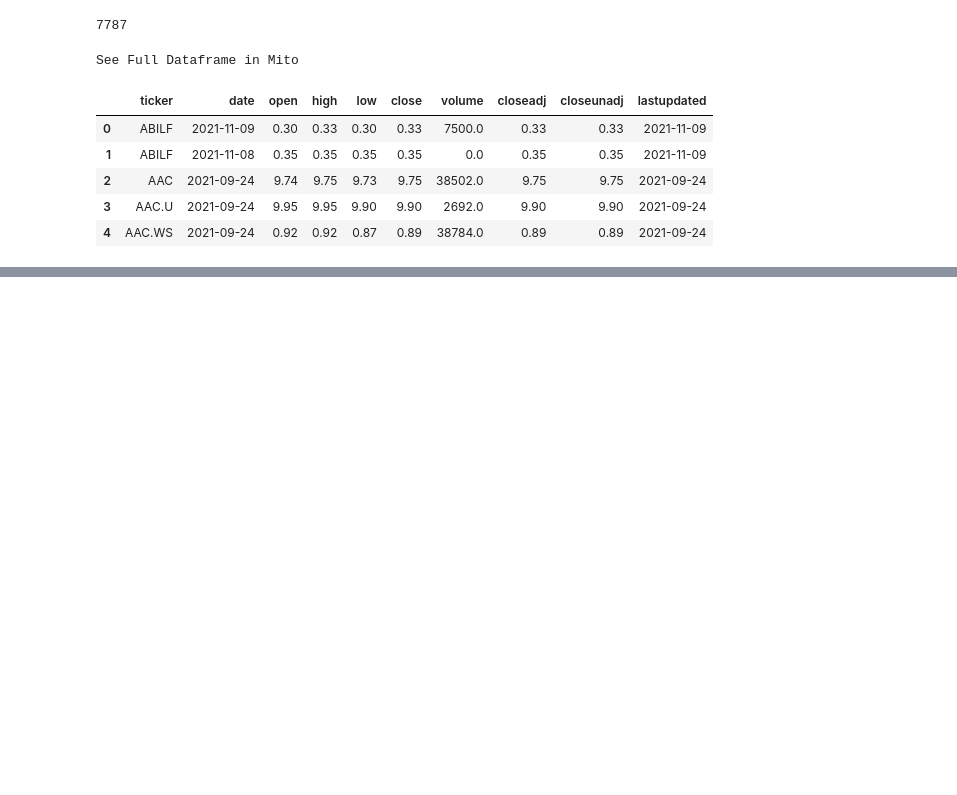
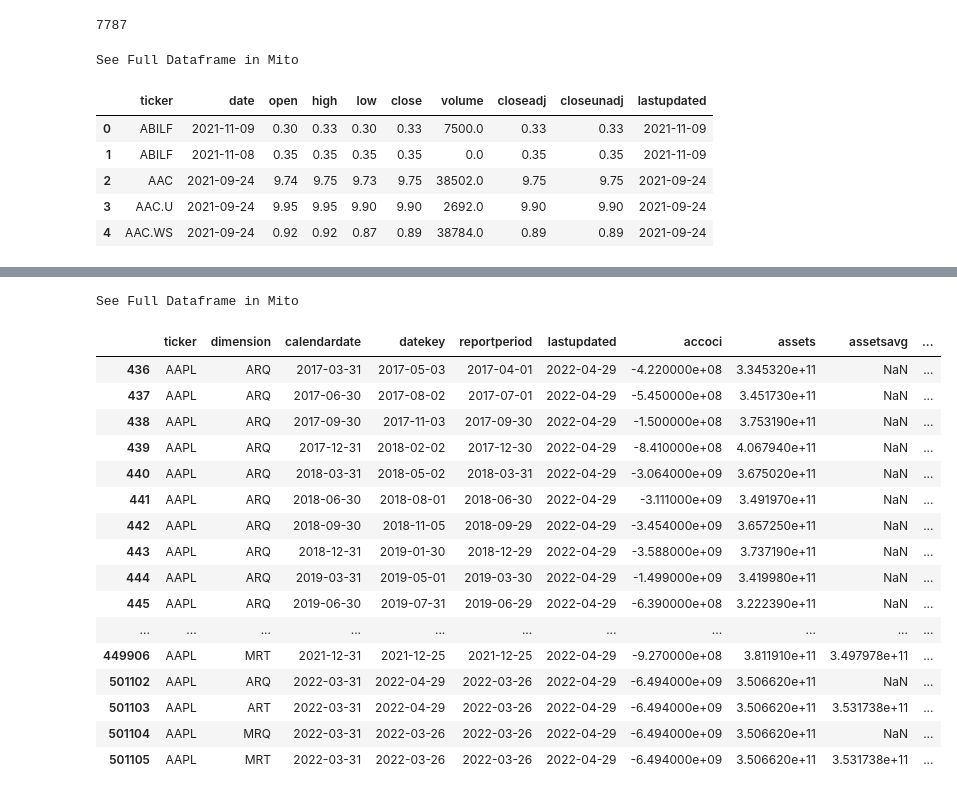
Before and after one commit to bme3412/Python, a Jupyter notebook: quandl/Quandl.ipynb, the cells around one changed output, grey strips where cells are left out. Drawn from its saved outputs; the diff is of its cells as text; code cells hidden in the pictures; blank space fills up the shorter version.

```diff
--- a/quandl/Quandl.ipynb
+++ b/quandl/Quandl.ipynb
@@ -10,3 +13,7 @@ quandl.ApiConfig.api_key = 'Hu3ZHysZhH1VrPCHA6ym'
+# %%
+pd.set_option('display.max_columns', 100)
+pd.set_option('display.max_rows', 200)
+pd.set_option('display.min_rows', 20)
 # %%
 df = pd.read_csv('SHARADAR_SF1.csv')
 # %%
@@ -66,0 +180,23 @@ See Full Dataframe in Mito
+# %%
+AAPL_financials = df[df['ticker']=='AAPL']
+# %%
+AAPL_financials
+# %% [output]
+See Full Dataframe in Mito
+|  | ticker | dimension | calendardate | datekey | reportperiod | lastupdated | accoci | assets | assetsavg | ... |
+| 436 | AAPL | ARQ | 2017-03-31 | 2017-05-03 | 2017-04-01 | 2022-04-29 | -4.220000e+08 | 3.345320e+11 | NaN | ... |
+| 437 | AAPL | ARQ | 2017-06-30 | 2017-08-02 | 2017-07-01 | 2022-04-29 | -5.450000e+08 | 3.451730e+11 | NaN | ... |
+| 438 | AAPL | ARQ | 2017-09-30 | 2017-11-03 | 2017-09-30 | 2022-04-29 | -1.500000e+08 | 3.753190e+11 | NaN | ... |
+| 439 | AAPL | ARQ | 2017-12-31 | 2018-02-02 | 2017-12-30 | 2022-04-29 | -8.410000e+08 | 4.067940e+11 | NaN | ... |
+| 440 | AAPL | ARQ | 2018-03-31 | 2018-05-02 | 2018-03-31 | 2022-04-29 | -3.064000e+09 | 3.675020e+11 | NaN | ... |
+| 441 | AAPL | ARQ | 2018-06-30 | 2018-08-01 | 2018-06-30 | 2022-04-29 | -3.111000e+09 | 3.491970e+11 | NaN | ... |
+| 442 | AAPL | ARQ | 2018-09-30 | 2018-11-05 | 2018-09-29 | 2022-04-29 | -3.454000e+09 | 3.657250e+11 | NaN | ... |
+| 443 | AAPL | ARQ | 2018-12-31 | 2019-01-30 | 2018-12-29 | 2022-04-29 | -3.588000e+09 | 3.737190e+11 | NaN | ... |
+| 444 | AAPL | ARQ | 2019-03-31 | 2019-05-01 | 2019-03-30 | 2022-04-29 | -1.499000e+09 | 3.419980e+11 | NaN | ... |
+| 445 | AAPL | ARQ | 2019-06-30 | 2019-07-31 | 2019-06-29 | 2022-04-29 | -6.390000e+08 | 3.222390e+11 | NaN | ... |
+| ... | ... | ... | ... | ... | ... | ... | ... | ... | ... | ... |
+| 449906 | AAPL | MRT | 2021-12-31 | 2021-12-25 | 2021-12-25 | 2022-04-29 | -9.270000e+08 | 3.811910e+11 | 3.497978e+11 | ... |
+| 501102 | AAPL | ARQ | 2022-03-31 | 2022-04-29 | 2022-03-26 | 2022-04-29 | -6.494000e+09 | 3.506620e+11 | NaN | ... |
+| 501103 | AAPL | ART | 2022-03-31 | 2022-04-29 | 2022-03-26 | 2022-04-29 | -6.494000e+09 | 3.506620e+11 | 3.531738e+11 | ... |
+| 501104 | AAPL | MRQ | 2022-03-31 | 2022-03-26 | 2022-03-26 | 2022-04-29 | -6.494000e+09 | 3.506620e+11 | NaN | ... |
+| 501105 | AAPL | MRT | 2022-03-31 | 2022-03-26 | 2022-03-26 | 2022-04-29 | -6.494000e+09 | 3.506620e+11 | 3.531738e+11 | ... |
```
Also changed, not shown: parts of 21 cells of this notebook.
